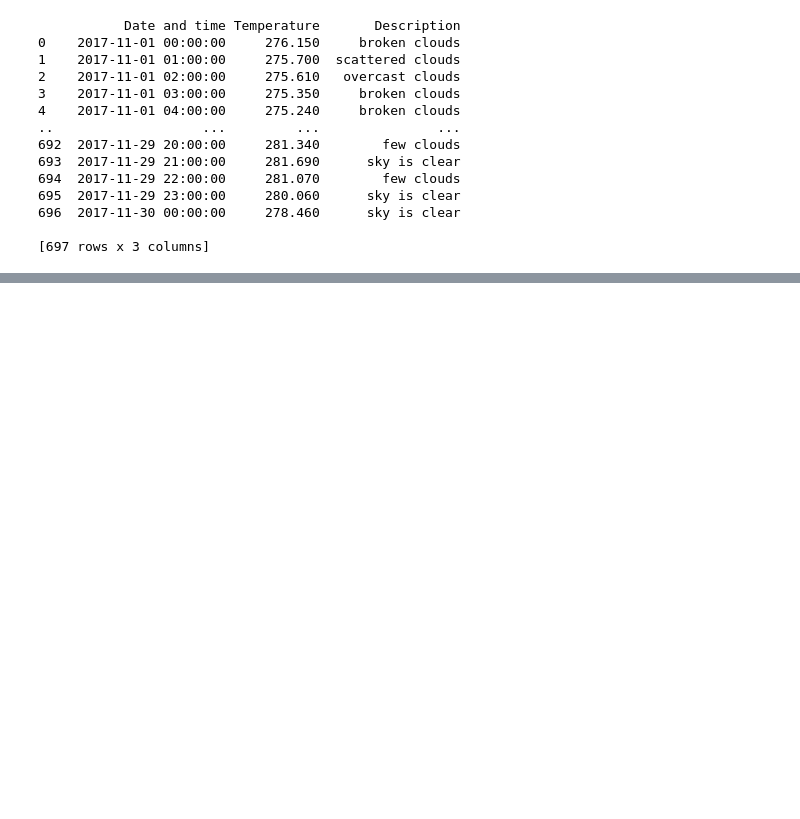
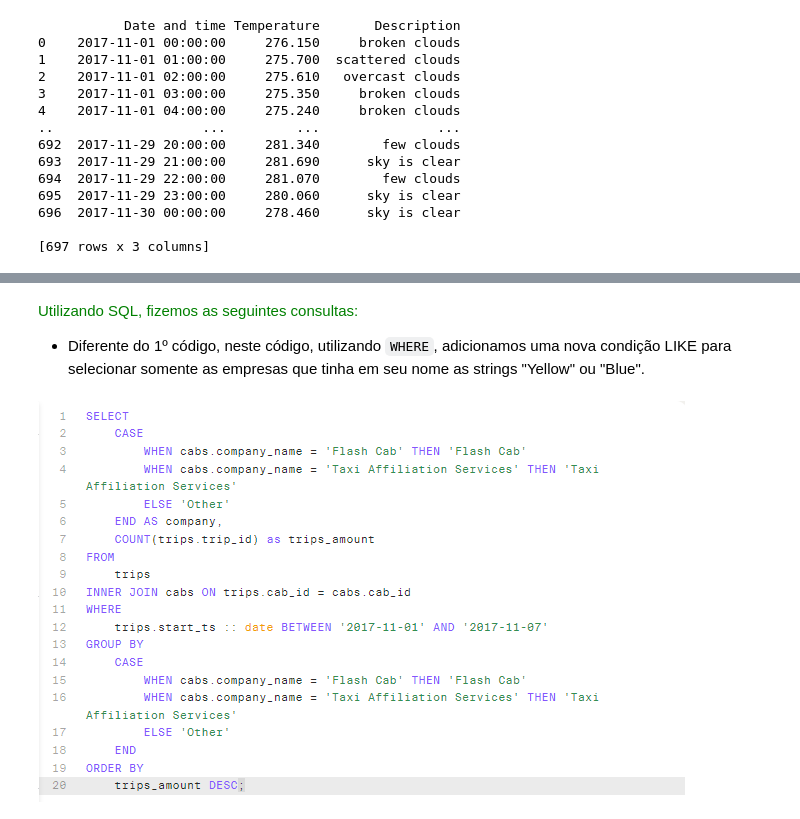
Before and after one commit to Marcusprog/Personal-Projects, a Jupyter notebook: Sprint 7/Empresa Zuber.ipynb, the cells around one changed output, grey strips where cells are left out. Cells and saved outputs as stored; diff of their text form; code cells hidden in the pictures; blank space fills up the shorter version.

```diff
--- a/Sprint 7/Empresa Zuber.ipynb
+++ b/Sprint 7/Empresa Zuber.ipynb
@@ -318,0 +329,7 @@ print(weather_records)
+# %% [markdown]
+<span style="color:green;">Utilizando SQL, fizemos as seguintes consultas:
+- Diferente do 1º código, neste código, utilizando ``WHERE``, adicionamos uma nova condição LIKE para selecionar somente as empresas que tinha em seu nome as strings "Yellow" ou "Blue".</span>
+# %%
+display(Image(filename='3codigo.PNG'))
+# %% [output]
+[figure, added]
```
Also changed, not shown: parts of 19 cells of this notebook.
